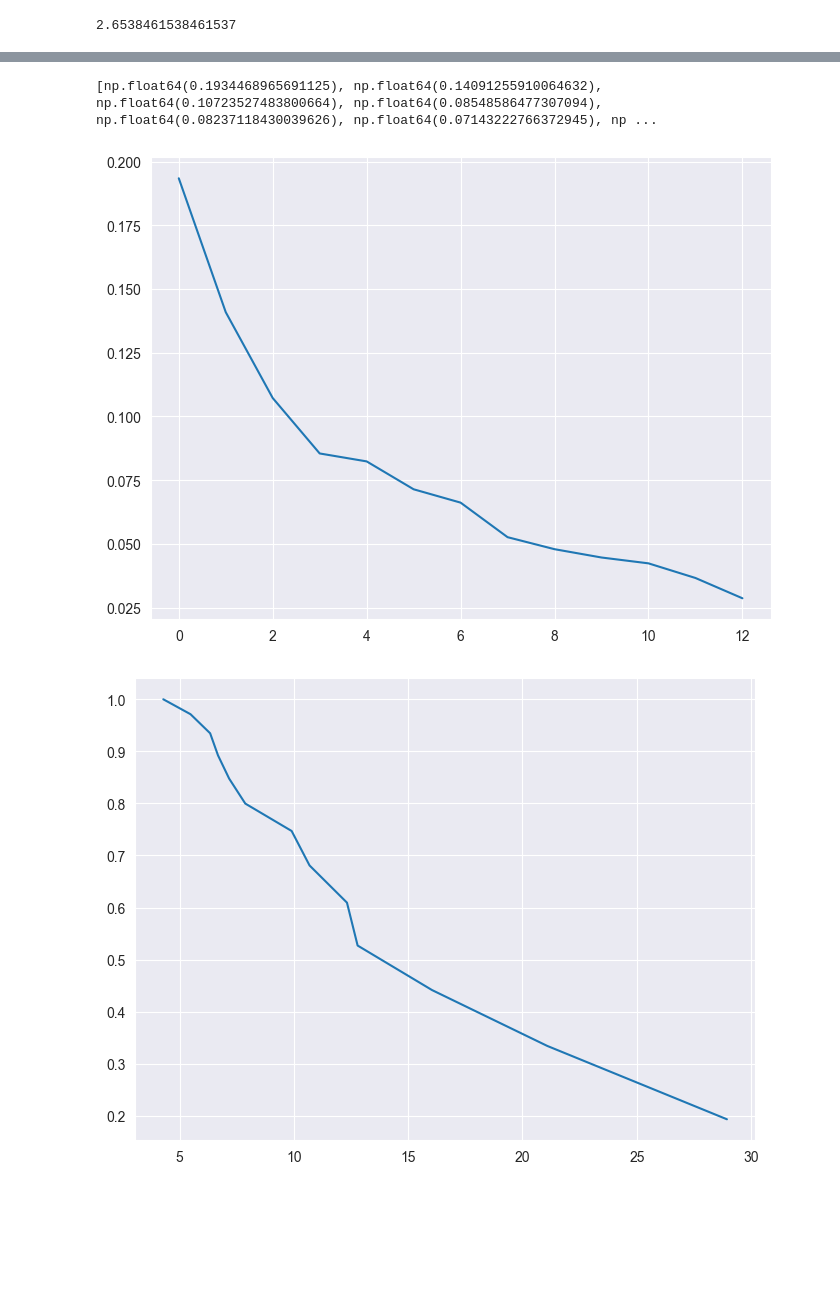
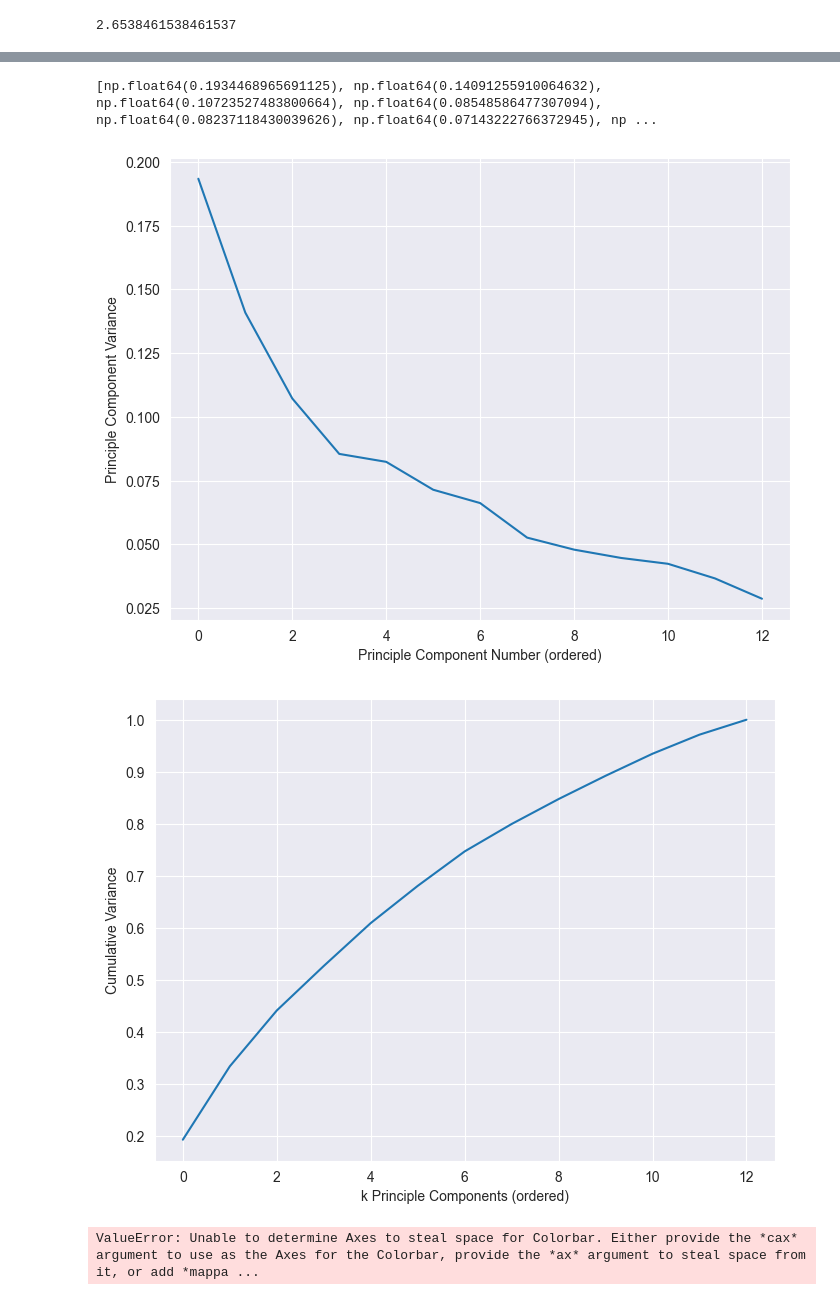
Before and after one commit to FatDeacon/MathofML_Assignment1, a Jupyter notebook: Part_2_Wine_dimension_reduction.ipynb, the cells around one changed output, grey strips where cells are left out. Saved outputs shown, nothing was run; the diff lists cells and outputs as text; code cells hidden in the pictures; blank space fills up the shorter version.

```diff
--- a/Part_2_Wine_dimension_reduction.ipynb
+++ b/Part_2_Wine_dimension_reduction.ipynb
@@ -48,14 +48,19 @@ def plot_3d_pca(U, data, target):
     Uk = U[:, :k]
     x_pca = np.dot(data, Uk)
 
-    fig = plt.figure(figsize=(8, 6))
-    ax = fig.add_subplot(projection='3d')
-    ax.scatter(x_pca[:, 0], x_pca[:, 1], x_pca[:, 2], c=target, cmap='plasma')
+    fig = plt.figure(figsize=(10, 10))
+    temp = fig.add_subplot(projection='3d')
+    temp.scatter(x_pca[:, 0], x_pca[:, 1], x_pca[:, 2], c=target, cmap='plasma')
+
     #scatter = plt.scatter(x_pca[:, 0], x_pca[:, 1], c=target, cmap='plasma')
-    plt.xlabel('First Principal Component')
-    plt.ylabel('Second Principal Component')
-    plt.zlabel('Third Principal Component')
-    plt.colorbar(ax.scatter)
+    #plt.xlabel('First Principal Component')
+    #plt.ylabel('Second Principal Component')
+    #plt.zlabel('Third Principal Component')
+    temp.set_xlabel('First Principal Component')
+    temp.set_ylabel('Second Principal Component')
+    temp.set_zlabel('Third Principal Component')
+
+    plt.colorbar(temp.scatter, ticks=[0, 1], aspect=80, ax=plt.gca())
     plt.title('PCA of Wine Dataset')
     plt.show()
 
@@ -66,6 +71,8 @@ def create_scree_plot(data):
 
     plt.figure(figsize=(8, 6))
     plt.plot(data)  #plots eigenvalues of order from 1st to 12th
+    plt.xlabel('Principle Component Number (ordered)')
+    plt.ylabel('Principle Component Size')
     plt.show()
 
     pass
@@ -83,6 +90,8 @@ def plot_explained_variance(s):
 
     plt.figure(figsize=(8, 6))
     plt.plot(explained_var)
+    plt.xlabel('Principle Component Number (ordered)')
+    plt.ylabel('Principle Component Variance')
     plt.show()
 
     pass
@@ -93,7 +102,9 @@ def plot_cumulative_variance():
     cumulative_var = np.cumsum(s)/np.sum(s)
 
     plt.figure(figsize=(8, 6))
-    plt.plot(s, cumulative_var)
+    plt.plot(cumulative_var)
+    plt.xlabel('k Principle Components (ordered)')
+    plt.ylabel('Cumulative Variance')
     plt.show()
 
     pass
@@ -108,9 +119,6 @@ if __name__ == "__main__":
     #preform PCA and SVD
     U, s, VT = perform_pca(wine_scaled)
 
-    #plot first 3 PCAs
-    #plot_3d_pca(U, wine_scaled, wine_target)
-
     #scree plot
     create_scree_plot(s)
 
@@ -120,5 +128,8 @@ if __name__ == "__main__":
     #cumulative variance plot
     plot_cumulative_variance()
 
+    #plot first 3 PCAs
+    plot_3d_pca(U, wine_scaled, wine_target)
+
     pass
 # %% [output]
@@ -126,3 +137,4 @@ if __name__ == "__main__":
 [np.float64(0.1934468965691125), np.float64(0.14091255910064632), np.float64(0.10723527483800664), np.float64(0.08548586477307094), np.float64(0.08237118430039626), np.float64(0.07143222766372945), np ...
-[figure, old version]
+[figure, new version]
-[figure, old version]
+[figure, new version]
+ValueError: Unable to determine Axes to steal space for Colorbar. Either provide the *cax* argument to use as the Axes for the Colorbar, provide the *ax* argument to steal space from it, or add *mappa ...
```
Also changed, not shown: parts of 2 cells of this notebook.
